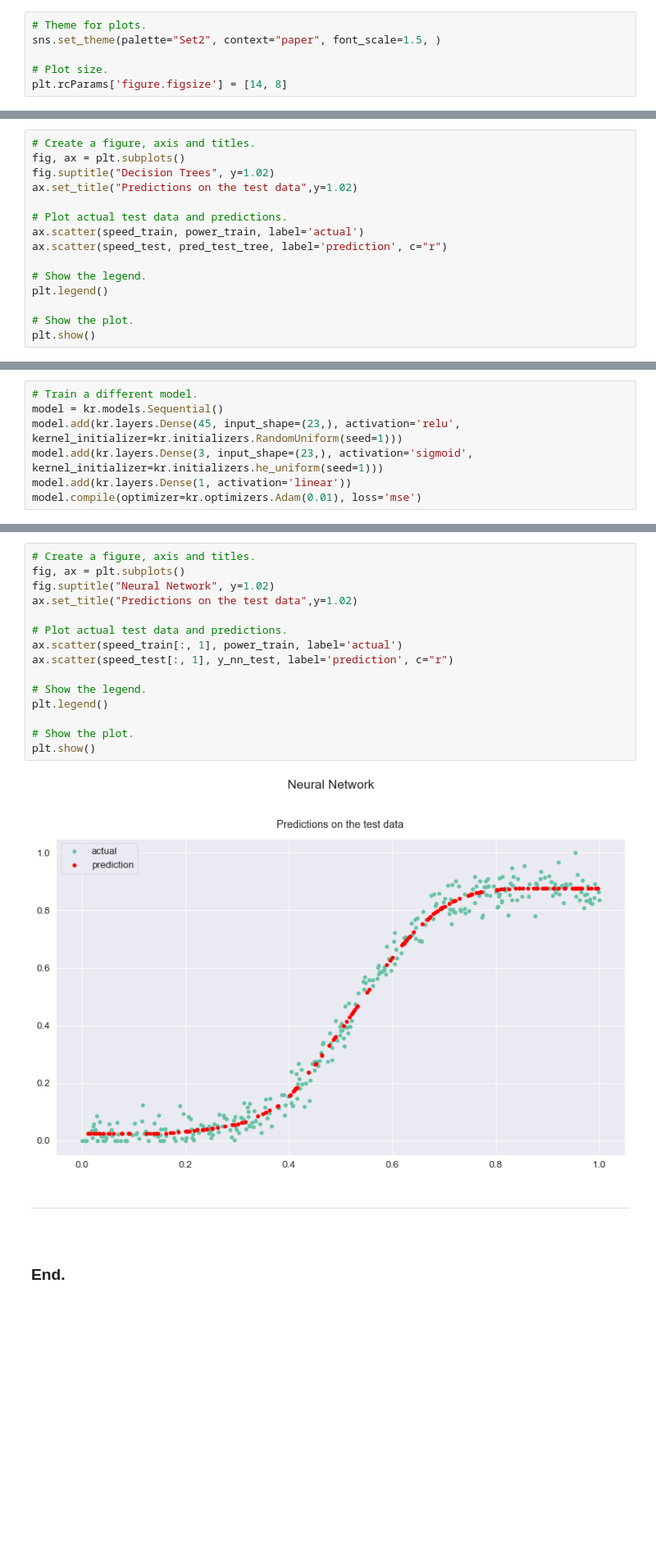
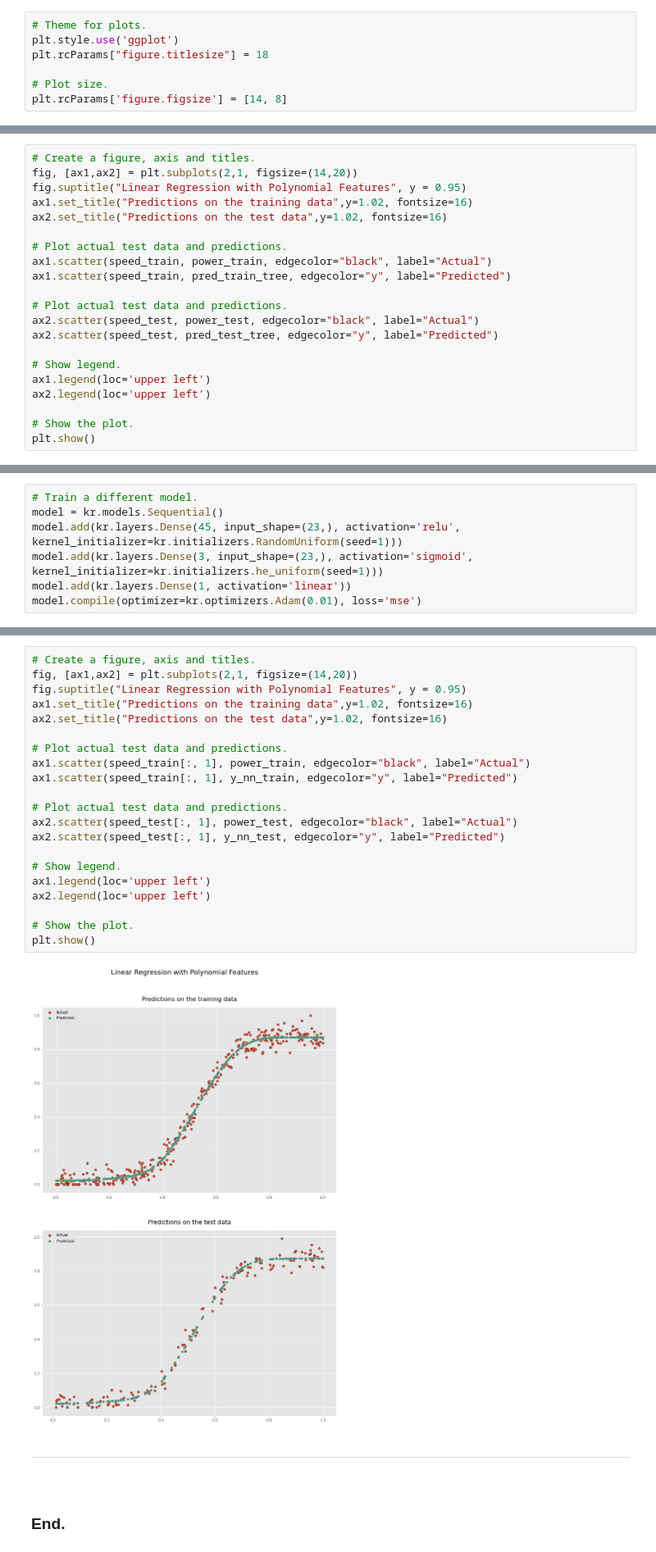
Before and after one commit to olgarozhdestvina/Machine-Learning-and-Statistics-Project, a Jupyter notebook: Power_production_model.ipynb, the cells around one changed output, grey strips where cells are left out. Shown at 82% size. Drawn from its saved outputs; the diff is of its cells as text; blank space fills up the shorter version.

```diff
--- a/Power_production_model.ipynb
+++ b/Power_production_model.ipynb
@@ -74,7 +79,8 @@ import seaborn as sns
 %matplotlib inline
 # %%
 # Theme for plots.
-sns.set_theme(palette="Set2", context="paper", font_scale=1.5, )
+plt.style.use('ggplot')
+plt.rcParams["figure.titlesize"] = 18
 
 # Plot size.
 plt.rcParams['figure.figsize'] = [14, 8]
@@ -404,16 +431,22 @@ Actual power: 99.09
 Predicted power: 91.87883333
 # %%
 # Create a figure, axis and titles.
-fig, ax = plt.subplots()
-fig.suptitle("Decision Trees", y=1.02)
-ax.set_title("Predictions on the test data",y=1.02)
+fig, [ax1,ax2] = plt.subplots(2,1, figsize=(14,20))
+fig.suptitle("Linear Regression with Polynomial Features", y = 0.95)
+ax1.set_title("Predictions on the training data",y=1.02, fontsize=16)
+ax2.set_title("Predictions on the test data",y=1.02, fontsize=16)
 
 # Plot actual test data and predictions.
-ax.scatter(speed_train, power_train, label='actual')
-ax.scatter(speed_test, pred_test_tree, label='prediction', c="r")
+ax1.scatter(speed_train, power_train, edgecolor="black", label="Actual")
+ax1.scatter(speed_train, pred_train_tree, edgecolor="y", label="Predicted")
 
-# Show the legend.
-plt.legend()
+# Plot actual test data and predictions.
+ax2.scatter(speed_test, power_test, edgecolor="black", label="Actual")
+ax2.scatter(speed_test, pred_test_tree, edgecolor="y", label="Predicted")
+
+# Show legend.
+ax1.legend(loc='upper left')
+ax2.legend(loc='upper left')
 
 # Show the plot.
 plt.show()
@@ -495,20 +526,26 @@ Predicted power: 97.11969
 # %%
 # Create a figure, axis and titles.
-fig, ax = plt.subplots()
-fig.suptitle("Neural Network", y=1.02)
-ax.set_title("Predictions on the test data",y=1.02)
+fig, [ax1,ax2] = plt.subplots(2,1, figsize=(14,20))
+fig.suptitle("Linear Regression with Polynomial Features", y = 0.95)
+ax1.set_title("Predictions on the training data",y=1.02, fontsize=16)
+ax2.set_title("Predictions on the test data",y=1.02, fontsize=16)
 
 # Plot actual test data and predictions.
-ax.scatter(speed_train[:, 1], power_train, label='actual')
-ax.scatter(speed_test[:, 1], y_nn_test, label='prediction', c="r")
+ax1.scatter(speed_train[:, 1], power_train, edgecolor="black", label="Actual")
+ax1.scatter(speed_train[:, 1], y_nn_train, edgecolor="y", label="Predicted")
 
-# Show the legend.
-plt.legend()
+# Plot actual test data and predictions.
+ax2.scatter(speed_test[:, 1], power_test, edgecolor="black", label="Actual")
+ax2.scatter(speed_test[:, 1], y_nn_test, edgecolor="y", label="Predicted")
+
+# Show legend.
+ax1.legend(loc='upper left')
+ax2.legend(loc='upper left')
 
 # Show the plot.
 plt.show()
 # %% [output]
-[figure, old version]
+[figure, new version]
 # %% [markdown]
 ___
 
```
Also changed, not shown: parts of 38 cells of this notebook.
